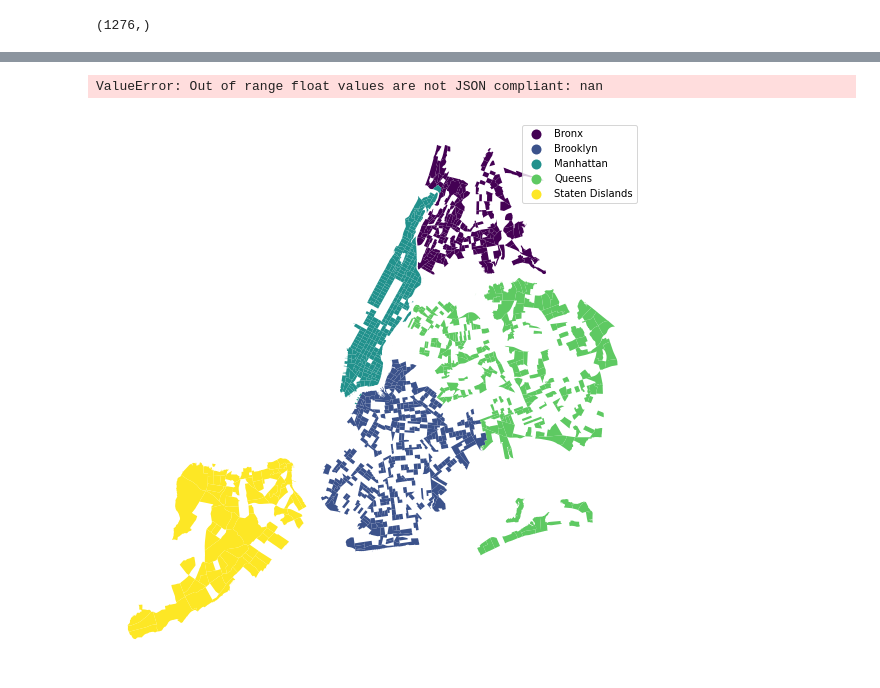
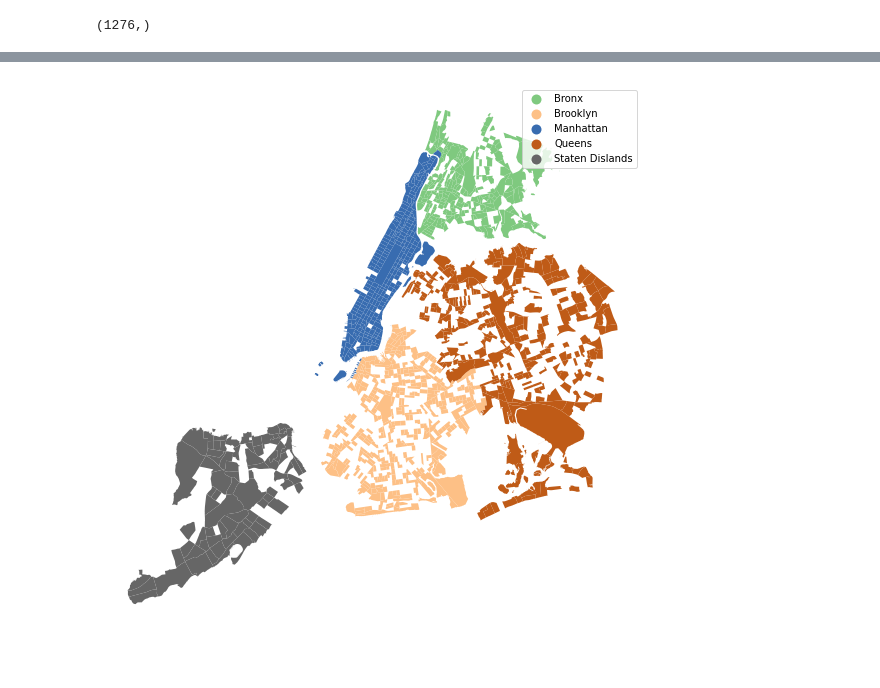
Before and after one commit to Xiaoyi-Wu0711/mobility_covid-19, a Jupyter notebook: scripts/2_demographic_merge.ipynb, the cells around one changed output, grey strips where cells are left out. Saved outputs shown, nothing was run; the diff lists cells and outputs as text; code cells hidden in the pictures.

```diff
--- a/scripts/2_demographic_merge.ipynb
+++ b/scripts/2_demographic_merge.ipynb
@@ -182,5 +186,6 @@ acs['TotalPoverty']=acs['TotalPoverty'].astype('int64')
 acs['TotalVacant']=acs['TotalVacant'].astype('int64')
 acs['TotalUnit']=acs['TotalUnit'].astype('int64')
 # %%
-acs.drop(acs[acs['MedHHInc'] <0].index, inplace = True)
-acs.drop(acs[acs['MedRent'] <0].index, inplace = True)
+print(acs.shape)
+# acs.drop(acs[acs['MedHHInc'] <0].index, inplace = True)
+print(acs.shape)
@@ -237,24 +245,6 @@ acs['average_car']=(acs['NoCar']*0+acs['OneCar']+acs['TwoCar']*2+
 ### todo: car ownership
 acs.to_csv('../data_save/acs.csv')
 # acs.head()
-# %%
-# acs['majority_white'] = np.where((acs['white_pop']/acs['total_pop'])>=0.5, True, False)
-acs['pctWhite'] = (acs['Whites']/acs['total_pop'])
-acs['pctBlack'] = (acs['Black']/acs['total_pop'])
-acs['pctIndian'] = (acs['Indian']/acs['total_pop'])
-acs['pctAsian'] = (acs['Asian']/acs['total_pop'])
-acs['pctHispanic'] = (acs['Hispanic']/acs['total_pop'])
-
-acs['pctVacant'] = (acs['TotalVacant']/acs['TotalUnit'])
-acs['pctBachelors'] = (acs['FemaleBachelors']+acs['MaleBachelors'])/acs['total_pop']
-acs['pctPoverty'] = acs['TotalPoverty']/acs['total_pop']
-
-acs['average_car']=(acs['NoCar']*0+acs['OneCar']+acs['TwoCar']*2+
-                    acs['ThreeCar']*3+acs['FourMoreCar']*4)/acs['TotalHousehold']
-
-### todo: car ownership
-acs.to_csv('../data_save/acs.csv')
-# acs.head()
 # %%
 sns.displot(acs, x="average_car").set(title='distribution of average_car')
 sns.displot(acs, x="pctWhite").set(title='distribution of pctWhite')
@@ -382,37 +387,35 @@ def df_to_geojson(df, lat='latitude', lon='longitude'):
         geojson['features'].append(feature)
     return geojson
 
-geojson_19 =df_to_geojson(gdf_mar_19)
+geojson_19 =df_to_geojson(gdf_mar_21)
 
 from geojson import Point, Feature, FeatureCollection, dump
 
-with open('../data_save/gdf_mar_19.geojson', 'w') as f:
-   dump(geojson_19, f)
+# with open('../data_save/gdf_mar_19.geojson', 'w') as f:
+#    dump(geojson_19, f)
 
-geojson_20 =df_to_geojson(gdf_mar_20)
+# geojson_20 =df_to_geojson(gdf_mar_20)
 
-with open('../data_save/gdf_mar_20.geojson', 'w') as f:
-   dump(geojson_20, f)
+# with open('../data_save/gdf_mar_20.geojson', 'w') as f:
+#    dump(geojson_20, f)
 
-geojson_20 =df_to_geojson(gdf_mar_21)
+gdf_mar_21_js =df_to_geojson(gdf_mar_21)
 
-with open('../data_save/geojson_21.geojson', 'w') as f:
-   dump(geojson_20, f)
+with open('../data_save/gdf_mar_21.geojson', 'w') as f:
+   dump(gdf_mar_21_js, f)
-# %% [output]
-ValueError: Out of range float values are not JSON compliant: nan
 # %%
 from matplotlib import cm
 cmap = cm.get_cmap('Spectral')
 fig, ax = plt.subplots(figsize=(10,10))
 
 # Plot the choropleth,threshold>0.5
-gdf_mar_20.plot(ax=ax, column='county',categorical='True',cmap='viridis' , legend=True)
+gdf_mar_20.plot(ax=ax, column='county',categorical='True',cmap='Accent' , legend=True)
 # Format
 # ax.set_title("Map of NYC", fontsize=16)
 ax.set_axis_off()
 fig.savefig('../fig/NYC_map.jpg')
 # %% [output]
-[figure, old version]
+[figure, new version]
 # %%
 
 fig, ax = plt.subplots(figsize=(10,10))
```
Also changed, not shown: parts of 15 cells of this notebook, 2 other files.
